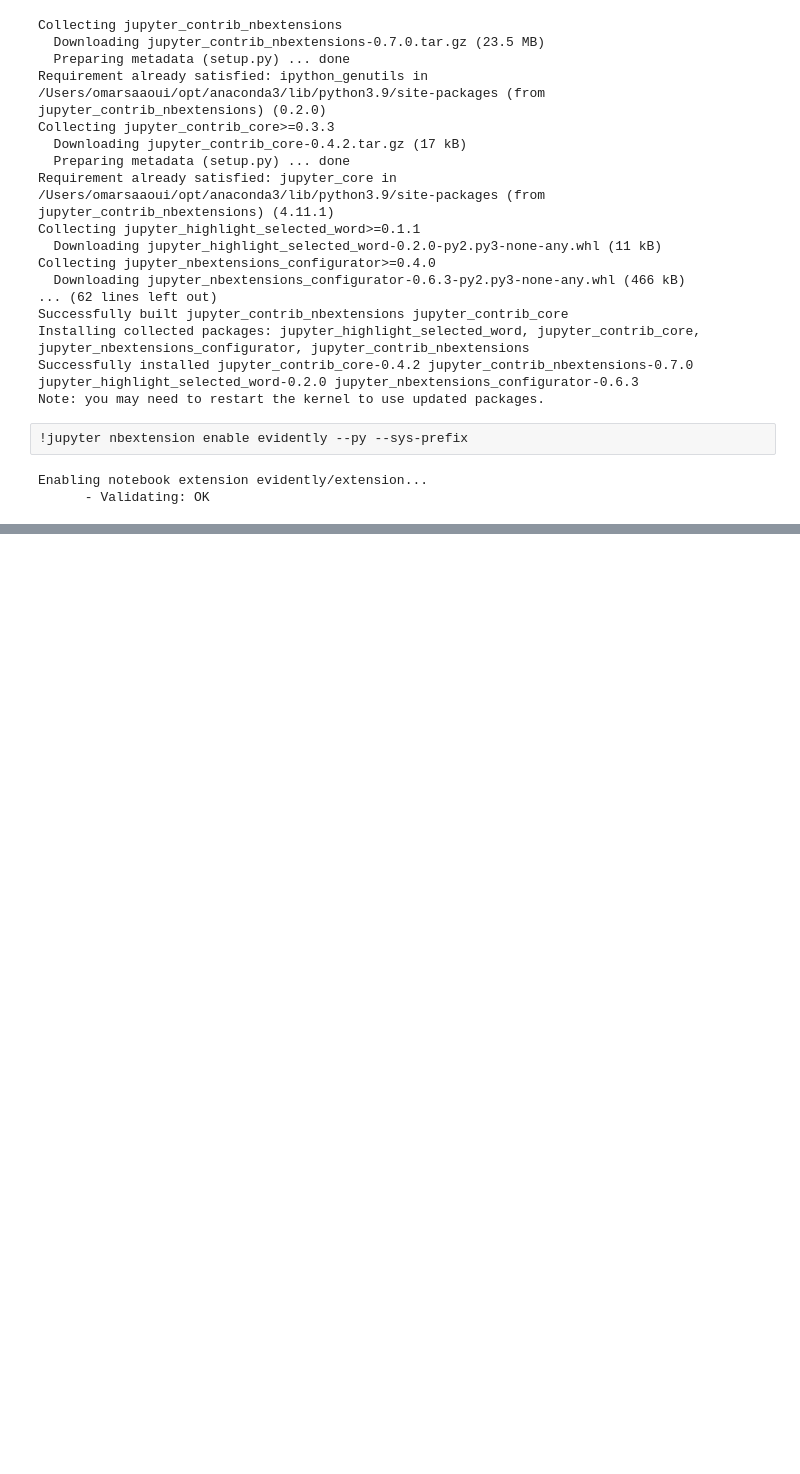
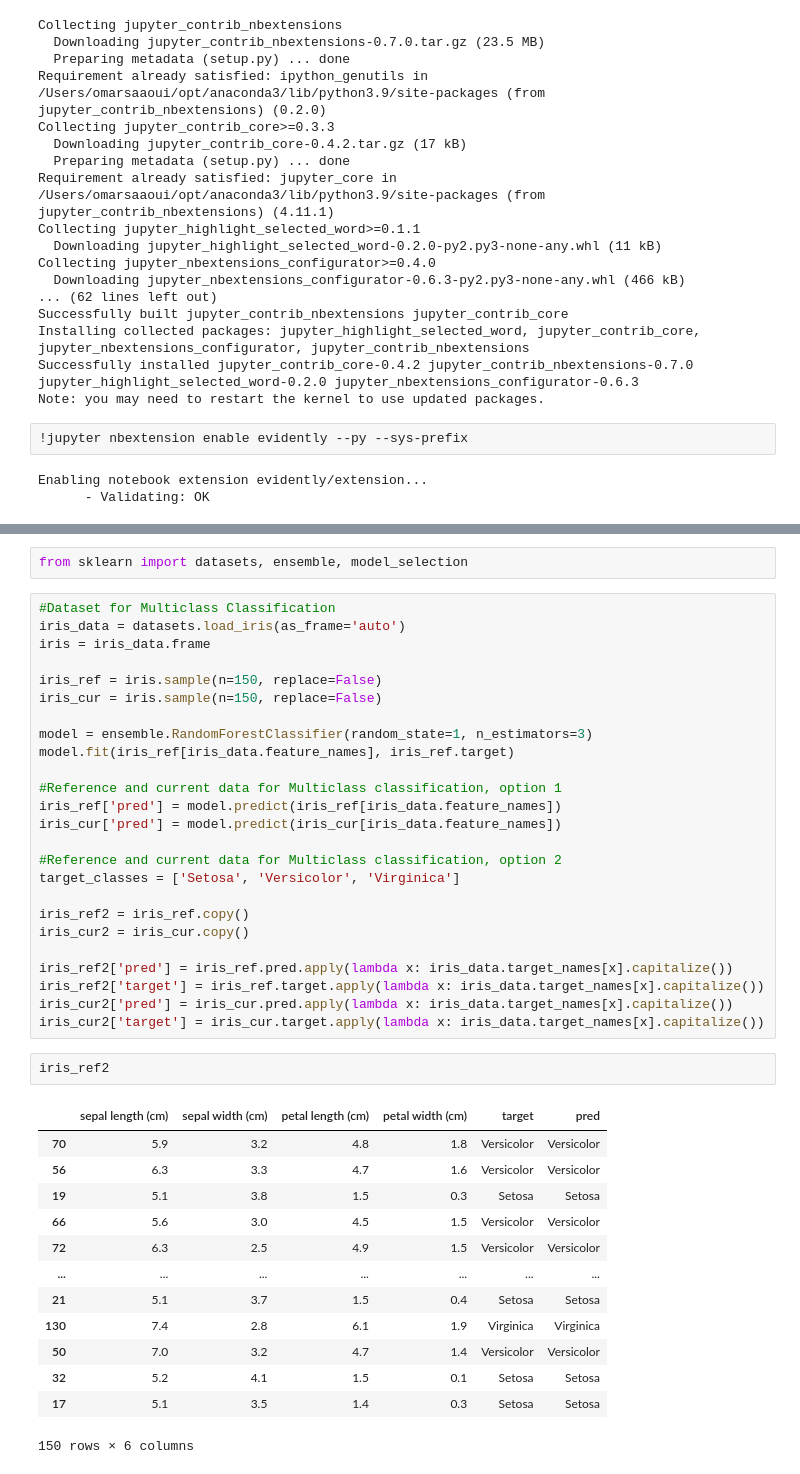
Before and after one commit to osaaoui/banking_model, a Jupyter notebook: notebooks/complaints classification dataset december.ipynb, the cells around one changed output, grey strips where cells are left out. Saved outputs shown, nothing was run; the diff lists cells and outputs as text; blank space fills up the shorter version.

```diff
--- a/notebooks/complaints classification dataset december.ipynb
+++ b/notebooks/complaints classification dataset december.ipynb
@@ -591,0 +727,43 @@ with open("metrics.txt", 'w') as outfile:
+# %%
+from sklearn import datasets, ensemble, model_selection
+# %%
+#Dataset for Multiclass Classification
+iris_data = datasets.load_iris(as_frame='auto')
+iris = iris_data.frame
+
+iris_ref = iris.sample(n=150, replace=False)
+iris_cur = iris.sample(n=150, replace=False)
+
+model = ensemble.RandomForestClassifier(random_state=1, n_estimators=3)
+model.fit(iris_ref[iris_data.feature_names], iris_ref.target)
+
+#Reference and current data for Multiclass classification, option 1
+iris_ref['pred'] = model.predict(iris_ref[iris_data.feature_names])
+iris_cur['pred'] = model.predict(iris_cur[iris_data.feature_names])
+
+#Reference and current data for Multiclass classification, option 2
+target_classes = ['Setosa', 'Versicolor', 'Virginica']
+
+iris_ref2 = iris_ref.copy()
+iris_cur2 = iris_cur.copy()
+
+iris_ref2['pred'] = iris_ref.pred.apply(lambda x: iris_data.target_names[x].capitalize())
+iris_ref2['target'] = iris_ref.target.apply(lambda x: iris_data.target_names[x].capitalize())
+iris_cur2['pred'] = iris_cur.pred.apply(lambda x: iris_data.target_names[x].capitalize())
+iris_cur2['target'] = iris_cur.target.apply(lambda x: iris_data.target_names[x].capitalize())
+# %%
+iris_ref2
+# %% [output]
+|  | sepal length (cm) | sepal width (cm) | petal length (cm) | petal width (cm) | target | pred |
+| 70 | 5.9 | 3.2 | 4.8 | 1.8 | Versicolor | Versicolor |
+| 56 | 6.3 | 3.3 | 4.7 | 1.6 | Versicolor | Versicolor |
+| 19 | 5.1 | 3.8 | 1.5 | 0.3 | Setosa | Setosa |
+| 66 | 5.6 | 3.0 | 4.5 | 1.5 | Versicolor | Versicolor |
+| 72 | 6.3 | 2.5 | 4.9 | 1.5 | Versicolor | Versicolor |
+| ... | ... | ... | ... | ... | ... | ... |
+| 21 | 5.1 | 3.7 | 1.5 | 0.4 | Setosa | Setosa |
+| 130 | 7.4 | 2.8 | 6.1 | 1.9 | Virginica | Virginica |
+| 50 | 7.0 | 3.2 | 4.7 | 1.4 | Versicolor | Versicolor |
+| 32 | 5.2 | 4.1 | 1.5 | 0.1 | Setosa | Setosa |
+| 17 | 5.1 | 3.5 | 1.4 | 0.3 | Setosa | Setosa |
+150 rows × 6 columns
```
Also changed, not shown: parts of 34 cells of this notebook, 6 other files.
